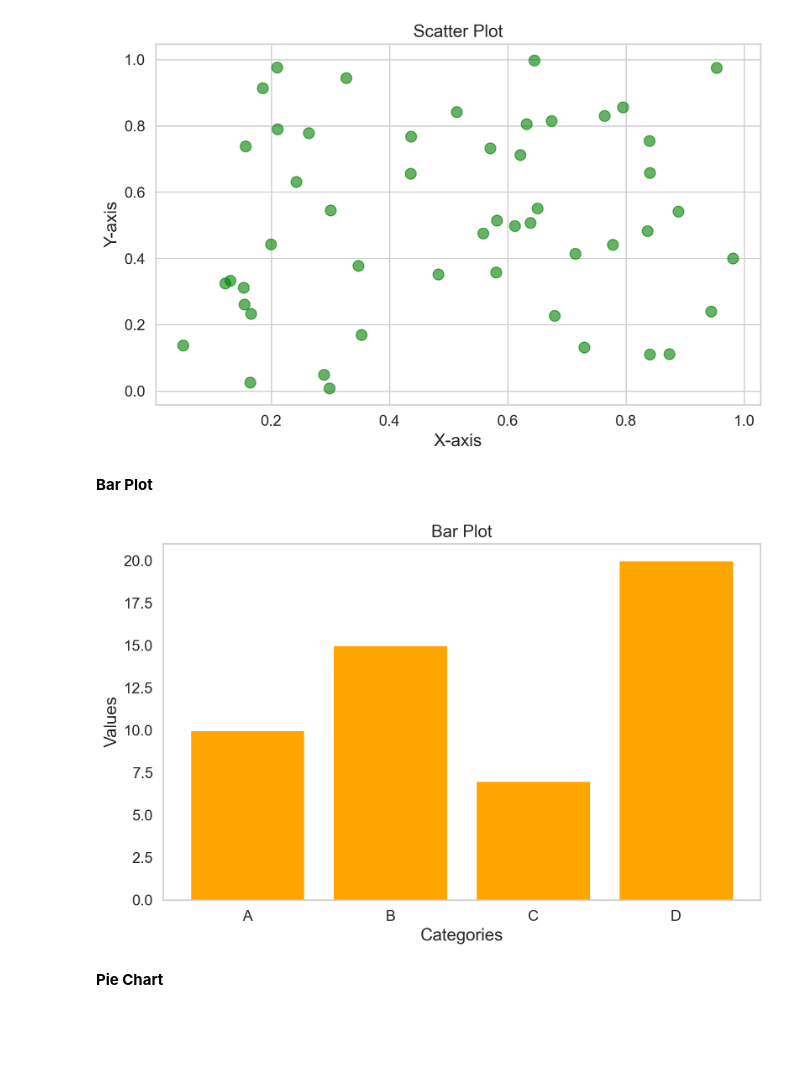
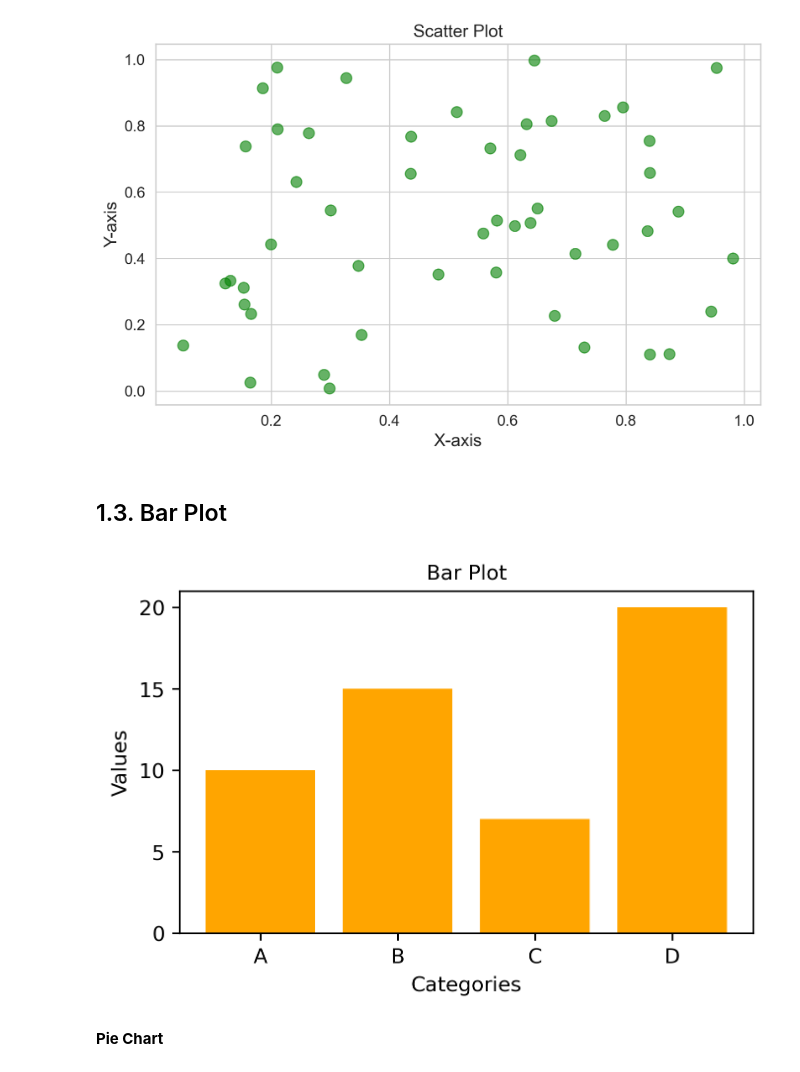
Before and after one commit to extaraordinary/data_visualization, a Jupyter notebook: data_visualization_notebook.ipynb, the cells around one changed output. Saved outputs shown, nothing was run; the diff lists cells and outputs as text; code cells hidden in the pictures; blank space fills up the shorter version.

```diff
--- a/data_visualization_notebook.ipynb
+++ b/data_visualization_notebook.ipynb
@@ -82,24 +82,22 @@ plt.show()
 # %% [output]
 [figure]
 # %% [markdown]
-**Bar Plot**
+## 1.3. Bar Plot
 # %%
-# Data
 categories = ['A', 'B', 'C', 'D']
 values = [10, 15, 7, 20]
 
-# Bar Plot
-plt.figure(figsize=(10, 6), dpi=200)
+plt.figure(figsize=(5, 3), dpi=300)
 plt.bar(categories, values, color='orange')
-plt.title('Bar Plot', fontsize=16)
-plt.xlabel('Categories', fontsize=16)
-plt.ylabel('Values', fontsize=16)
-plt.xticks(fontsize=14)
-plt.yticks(fontsize=14)
+plt.title('Bar Plot', fontsize=10)
+plt.xlabel('Categories', fontsize=10)
+plt.ylabel('Values', fontsize=10)
+plt.xticks(fontsize=10)
+plt.yticks(fontsize=10)
 plt.grid(False)
 plt.show()
 # %% [output]
-[figure, old version]
+[figure, new version]
 # %% [markdown]
 **Pie Chart**
 # %%
```
Also changed, not shown: parts of 3 cells of this notebook.
